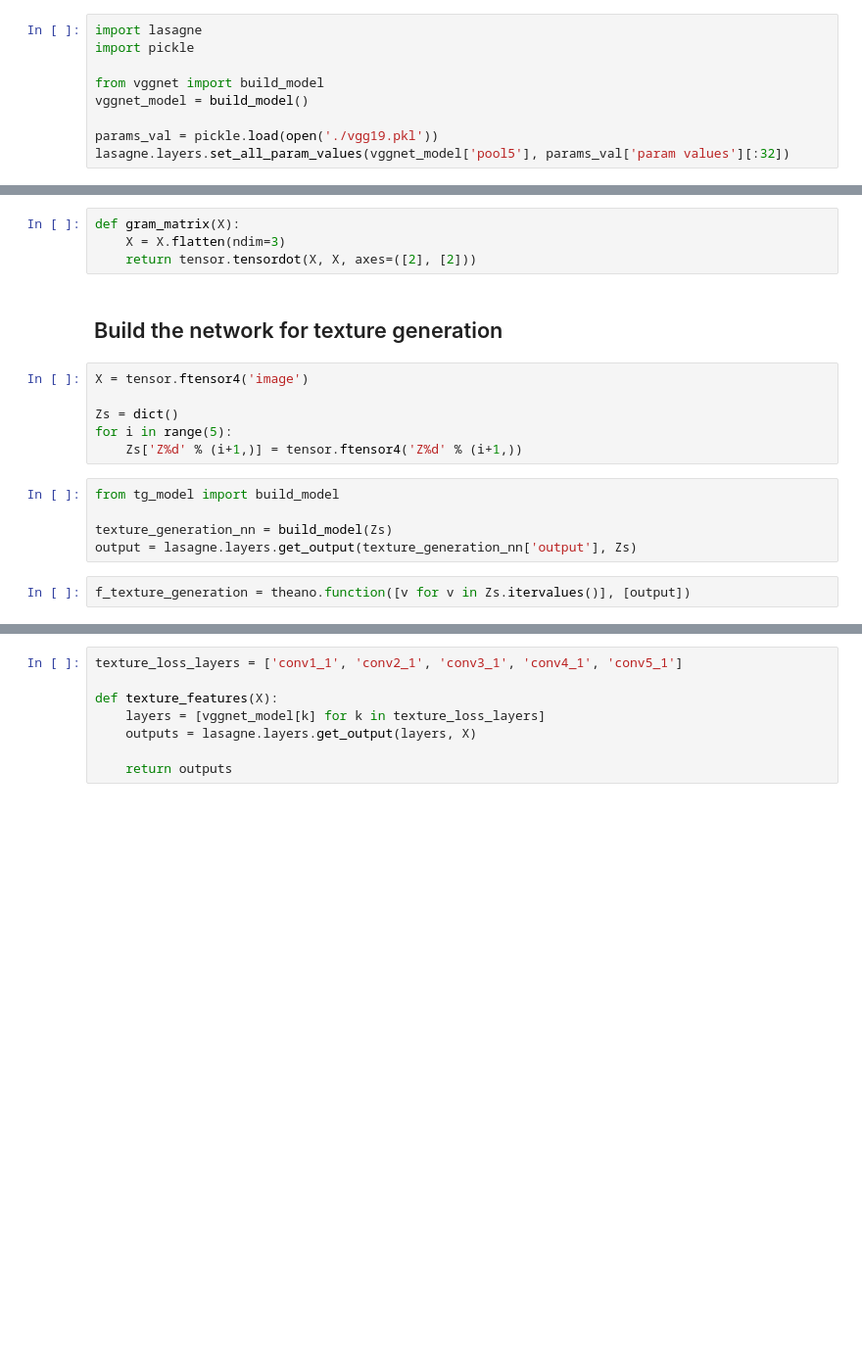
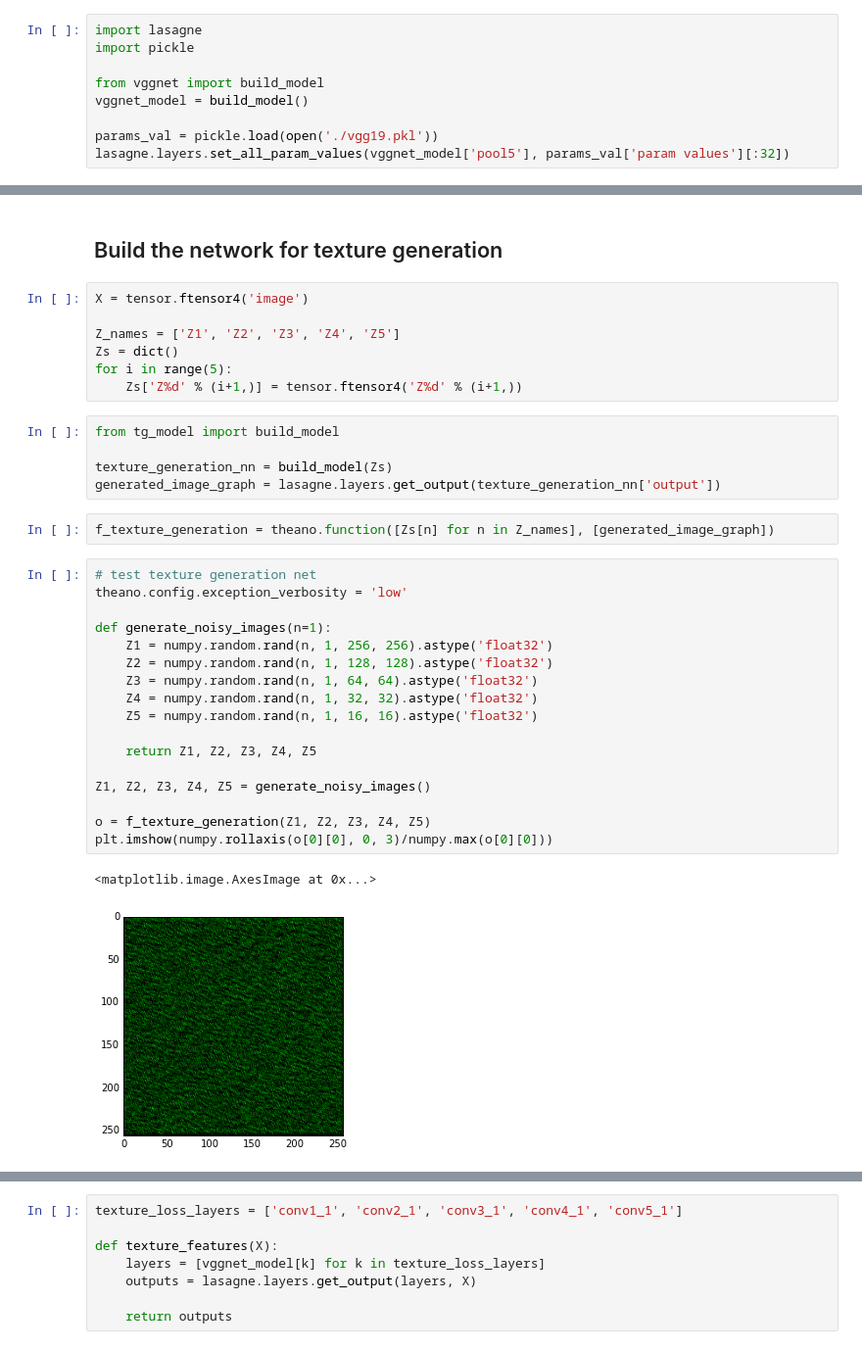
Before and after one commit to tfjgeorge/ift6268, a Jupyter notebook: projet/FF texture generation.ipynb, the cells around one changed output, grey strips where cells are left out. Shown at 98% size. Saved outputs shown, nothing was run; the diff lists cells and outputs as text; blank space fills up the shorter version.

```diff
--- a/projet/FF texture generation.ipynb
+++ b/projet/FF texture generation.ipynb
@@ -23,12 +23,9 @@ lasagne.layers.set_all_param_values(vggnet_model['pool5'], params_val['param val
-# %%
-def gram_matrix(X):
-    X = X.flatten(ndim=3)
-    return tensor.tensordot(X, X, axes=([2], [2]))
 # %% [markdown]
 ## Build the network for texture generation
 # %%
 X = tensor.ftensor4('image')
 
+Z_names = ['Z1', 'Z2', 'Z3', 'Z4', 'Z5']
 Zs = dict()
 for i in range(5):
     Zs['Z%d' % (i+1,)] = tensor.ftensor4('Z%d' % (i+1,))
@@ -36,6 +33,26 @@ for i in range(5):
 from tg_model import build_model
 
 texture_generation_nn = build_model(Zs)
-output = lasagne.layers.get_output(texture_generation_nn['output'], Zs)
+generated_image_graph = lasagne.layers.get_output(texture_generation_nn['output'])
 # %%
-f_texture_generation = theano.function([v for v in Zs.itervalues()], [output])
+f_texture_generation = theano.function([Zs[n] for n in Z_names], [generated_image_graph])
+# %%
+# test texture generation net
+theano.config.exception_verbosity = 'low'
+
+def generate_noisy_images(n=1):
+    Z1 = numpy.random.rand(n, 1, 256, 256).astype('float32')
+    Z2 = numpy.random.rand(n, 1, 128, 128).astype('float32')
+    Z3 = numpy.random.rand(n, 1, 64, 64).astype('float32')
+    Z4 = numpy.random.rand(n, 1, 32, 32).astype('float32')
+    Z5 = numpy.random.rand(n, 1, 16, 16).astype('float32')
+
+    return Z1, Z2, Z3, Z4, Z5
+
+Z1, Z2, Z3, Z4, Z5 = generate_noisy_images()
+
+o = f_texture_generation(Z1, Z2, Z3, Z4, Z5)
+plt.imshow(numpy.rollaxis(o[0][0], 0, 3)/numpy.max(o[0][0]))
+# %% [output]
+<matplotlib.image.AxesImage at 0x...>
+[figure, added]
```
Also changed, not shown: parts of 27 cells of this notebook.
